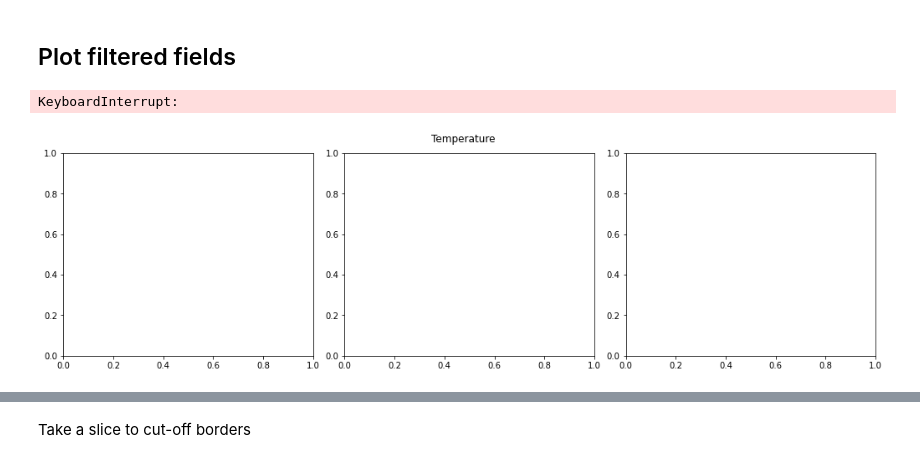
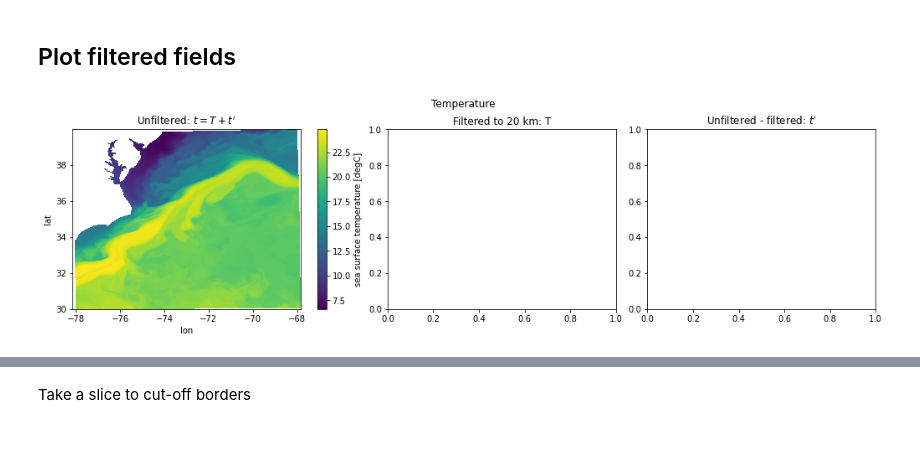
Before and after one commit to anastasiaGor/oceanDataNotebooks, a Jupyter notebook: gcm_filter/distributions_Dask-eNATL60.ipynb, the cells around one changed output, grey strips where cells are left out. Cells and saved outputs as stored; diff of their text form; code cells hidden in the pictures.

```diff
--- a/gcm_filter/distributions_Dask-eNATL60.ipynb
+++ b/gcm_filter/distributions_Dask-eNATL60.ipynb
@@ -177,14 +182,22 @@ gaussian_filter = gcm_filters.Filter(
 )
 # %% [markdown]
 ## Apply filter to data
+# %%
+# Coordinates
+time_counter_array = enatl01w[data_slice].time_counter.load()
+x_array = np.arange(len(enatl01w.x[y_slice]))
+y_array = np.arange(len(enatl01w.y[y_slice]))
+latitude_array = enatl01w.lat[coord_slice].load()
+longitude_array = enatl01w.lon[coord_slice].load()
+# %%
+# Data
+temperature_array = enatl01w.sosstsst[data_slice]
+salinity_array = enatl01w.sosaline[data_slice]
 # %%
 dataset_to_filter = xr.Dataset(
-                        {"sst" : enatl01w.sosstsst[data_slice],
-                         "sal" : enatl01w.sosaline[data_slice],
-                         "dens" : xr.apply_ufunc(sw.dens0, enatl01w.sosaline[data_slice],  enatl01w.sosstsst[data_slice], dask='parallelized'),
-                         "wet_mask" : enatl01w.tmask[coord_slice]},
-                        coords={'time_counter' : enatl01w[data_slice].time_counter,
-                                'y':np.arange(len(enatl01w.y[y_slice])),
-                                'x':np.arange(len(enatl01w.x[x_slice])),
-                                'lat' : enatl01w.lat[coord_slice],
-                                'lon' : enatl01w.lon[coord_slice]})
+                        {"sst" : temperature_array,
+                         "sal" : salinity_array,
+                         "dens" : xr.apply_ufunc(gsw.density.sigma0, salinity_array, temperature_array, dask='parallelized'),
+                         "wet_mask" : wet_mask},
+                        coords={'time_counter' : time_counter_array,
+                                'y': y_array, 'x': x_array, 'lat' : latitude_array,'lon' : longitude_array})
@@ -235,18 +250,18 @@ prime = xr.Dataset( {"sst" : dataset_to_filter.sst-dataset_filtered.sst,
 # %%
-time_counter_to_plot = 1
+time_counter_to_plot = [1]
 # %%
 fig, ax = plt.subplots(ncols=3, constrained_layout=True, figsize=(14,4))
 fig.suptitle('Temperature')
 (dataset_to_filter.isel(time_counter=time_counter_to_plot)).sst.plot(ax=ax[0],x='lon', y='lat')
 ax[0].set(title=r'Unfiltered: $t = T + t^\prime$')
-# dataset_filtered.sst.isel(time_counter=time_counter_to_plot).plot(ax=ax[1], x='lon', y='lat')
-# ax[1].set(title=r'Filtered to %2.0f km: T' % (filter_scale*0.001))
-# prime.sst.isel(time_counter=time_counter_to_plot).plot(ax=ax[2], x='lon', y='lat', cmap='seismic')
-# ax[2].set(title=r'Unfiltered - filtered: $t^\prime$')
+#dataset_filtered.isel(time_counter=time_counter_to_plot).sst.plot(ax=ax[1],x='lon', y='lat')
+#ax[1].pcolormesh(dataset_filtered.lon, dataset_filtered.lat, dataset_filtered.sst.compute())
+ax[1].set(title=r'Filtered to %2.0f km: T' % (filter_scale*0.001))
+#(prime.isel(time_counter=time_counter_to_plot)).sst.plot(ax=ax[2], x='lon', y='lat', cmap='seismic')
+ax[2].set(title=r'Unfiltered - filtered: $t^\prime$')
 plt.show()
 # %% [output]
-KeyboardInterrupt:
-[figure, old version]
+[figure, new version]
 # %%
 fig, ax = plt.subplots(ncols=3, constrained_layout=True, figsize=(14,4))
 fig.suptitle('Salinity')
```
Also changed, not shown: parts of 35 cells of this notebook, 4 other files.
